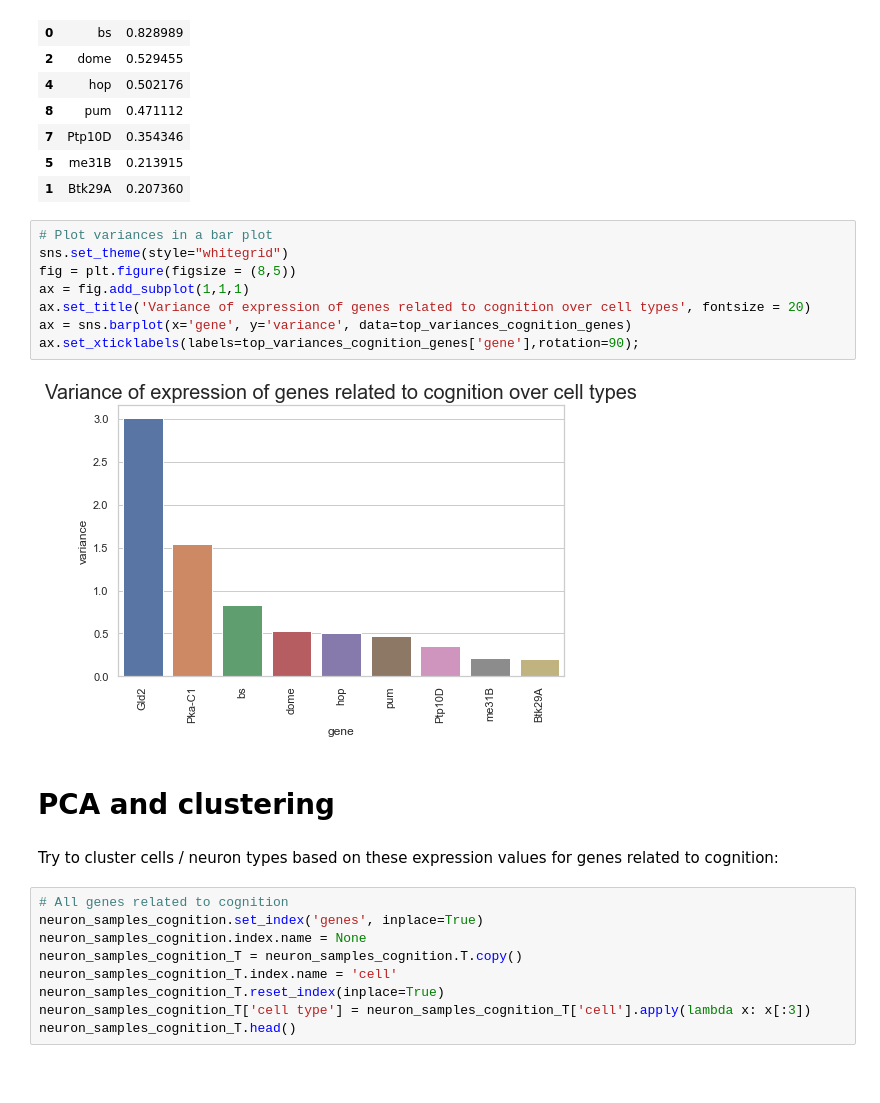
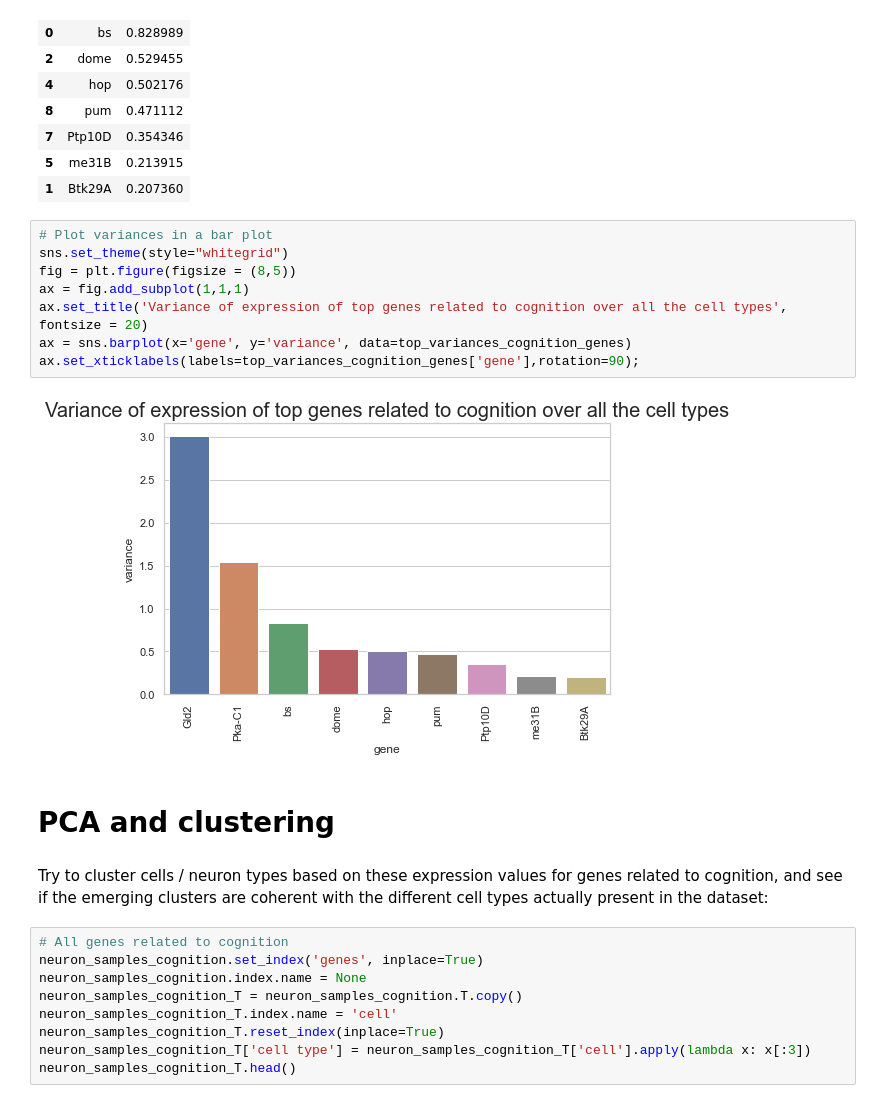
Before and after one commit to marieanselmet/genetic_link_metabolism_neurodegeneration, a Jupyter notebook: single_cell_RNAseq_MB/single_cell_RNAseq.ipynb, the cells around one changed output. Saved outputs shown, nothing was run; the diff lists cells and outputs as text; blank space fills up the shorter version.

```diff
--- a/single_cell_RNAseq_MB/single_cell_RNAseq.ipynb
+++ b/single_cell_RNAseq_MB/single_cell_RNAseq.ipynb
@@ -443,17 +438,17 @@ top_variances_cognition_genes
 # %%
 # Plot variances in a bar plot
 sns.set_theme(style="whitegrid")
 fig = plt.figure(figsize = (8,5))
 ax = fig.add_subplot(1,1,1)
-ax.set_title('Variance of expression of genes related to cognition over cell types', fontsize = 20)
+ax.set_title('Variance of expression of top genes related to cognition over all the cell types', fontsize = 20)
 ax = sns.barplot(x='gene', y='variance', data=top_variances_cognition_genes)
 ax.set_xticklabels(labels=top_variances_cognition_genes['gene'],rotation=90);
 # %% [output]
-[figure, old version]
+[figure, new version]
 # %% [markdown]
 # PCA and clustering
 # %% [markdown]
-Try to cluster cells / neuron types based on these expression values for genes related to cognition:
+Try to cluster cells / neuron types based on these expression values for genes related to cognition, and see if the emerging clusters are coherent with the different cell types actually present in the dataset:
 # %%
 # All genes related to cognition
 neuron_samples_cognition.set_index('genes', inplace=True)
```
Also changed, not shown: parts of 40 cells of this notebook.
